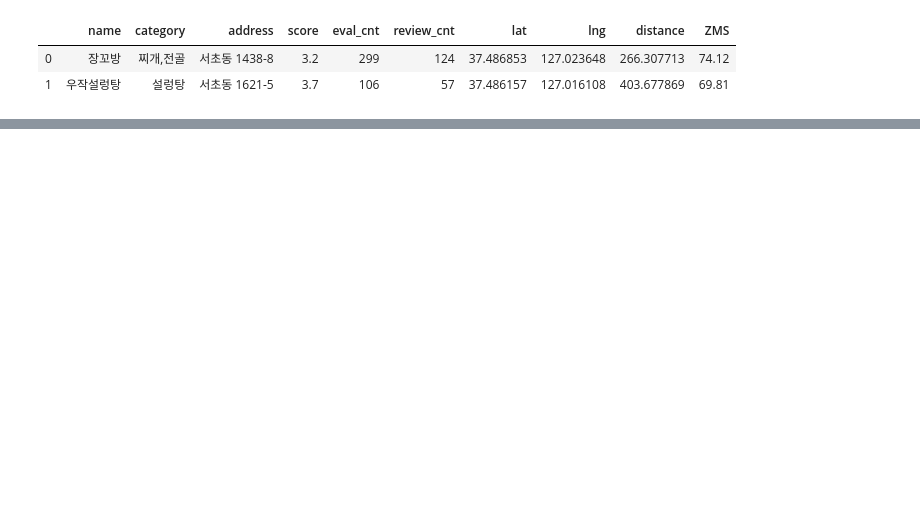
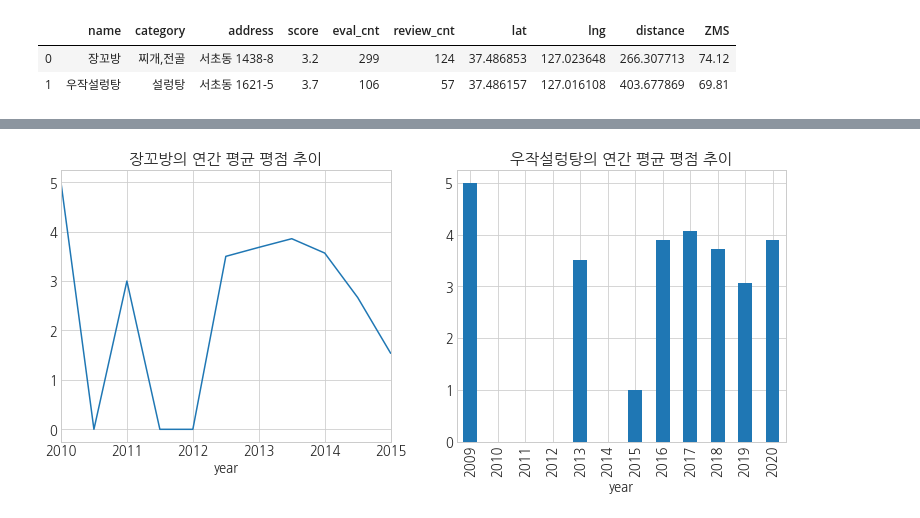
Before and after one commit to Sean-Parkk/playdata_miniproject, a Jupyter notebook: 귀여운펭귄처럼_분석.ipynb, the cells around one changed output, grey strips where cells are left out. Drawn from its saved outputs; the diff is of its cells as text; code cells hidden in the pictures; blank space fills up the shorter version.

```diff
--- a/귀여운펭귄처럼_분석.ipynb
+++ b/귀여운펭귄처럼_분석.ipynb
@@ -374,0 +566,17 @@ df_700.head(2)
+# %%
+f, ax = plt.subplots(1, 2, figsize=(13, 5))
+review_jgb[review_jgb.score!=0]['score'].resample('y').mean().fillna(0).plot(ax=ax[0])
+# ax[0].set_xticks(range(len(review_jgb['score'].resample('y'))))
+ax[0].set_xticklabels(review_jgb['score'].resample('y').mean().index.year)
+ax[0].set_xlabel('year')
+ax[0].set_title('장꼬방의 연간 평균 평점 추이')
+
+review_wj[review_wj.score!=0]['score'].resample('y').mean().plot('bar', ax=ax[1])
+ax[1].set_xticks(range(len(review_wj['score'].resample('y'))))
+ax[1].set_xticklabels(review_wj['score'].resample('y').mean().index.year)
+ax[1].set_xlabel('year')
+ax[1].set_title('우작설렁탕의 연간 평균 평점 추이')
+
+plt.show()
+# %% [output]
+[figure, added]
```
Also changed, not shown: parts of 27 cells of this notebook.
